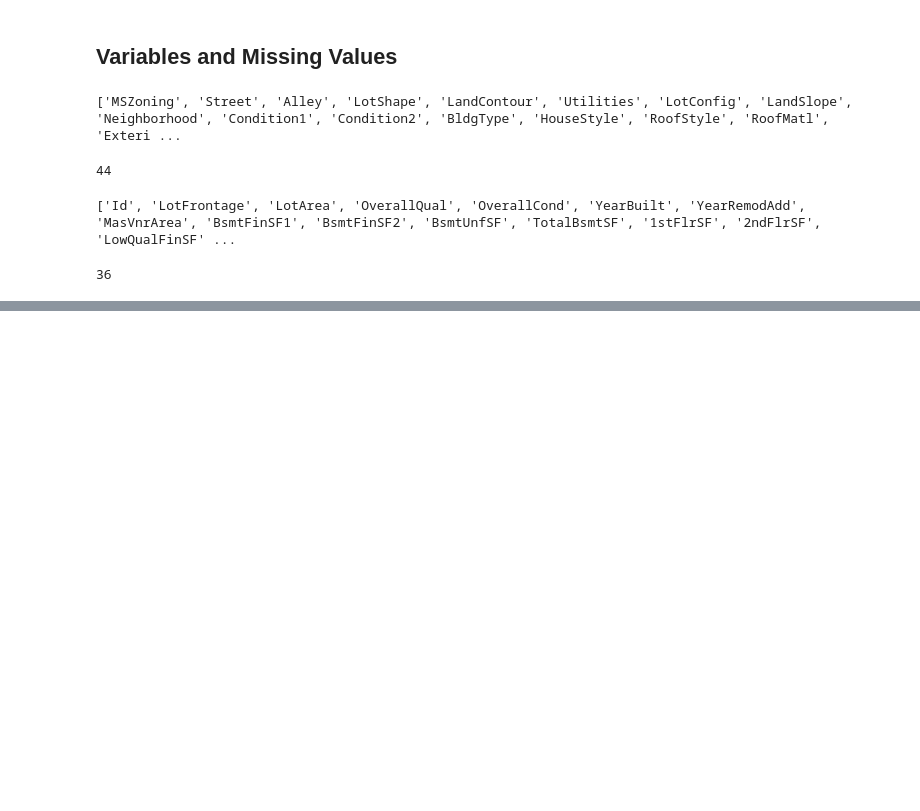
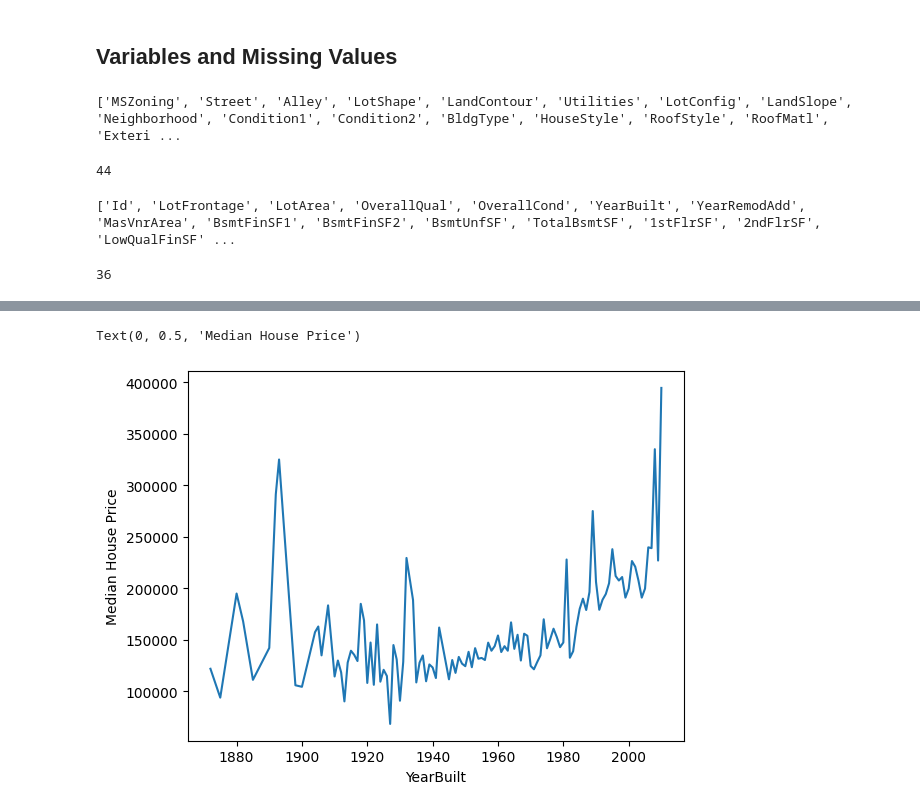
Before and after one commit to paarthvisharma/house_price_prediction, a Jupyter notebook: dataAnalysis.ipynb, the cells around one changed output, grey strips where cells are left out. Drawn from its saved outputs; the diff is of its cells as text; code cells hidden in the pictures; blank space fills up the shorter version.

```diff
--- a/dataAnalysis.ipynb
+++ b/dataAnalysis.ipynb
@@ -70,0 +136,7 @@ len(numerical_var)
+# %%
+# Plotting median sale price vs year it was built
+df.groupby('YearBuilt')['SalePrice'].median().plot()
+plt.ylabel('Median House Price')
+# %% [output]
+Text(0, 0.5, 'Median House Price')
+[figure, added]
```
Also changed, not shown: parts of 15 cells of this notebook.
